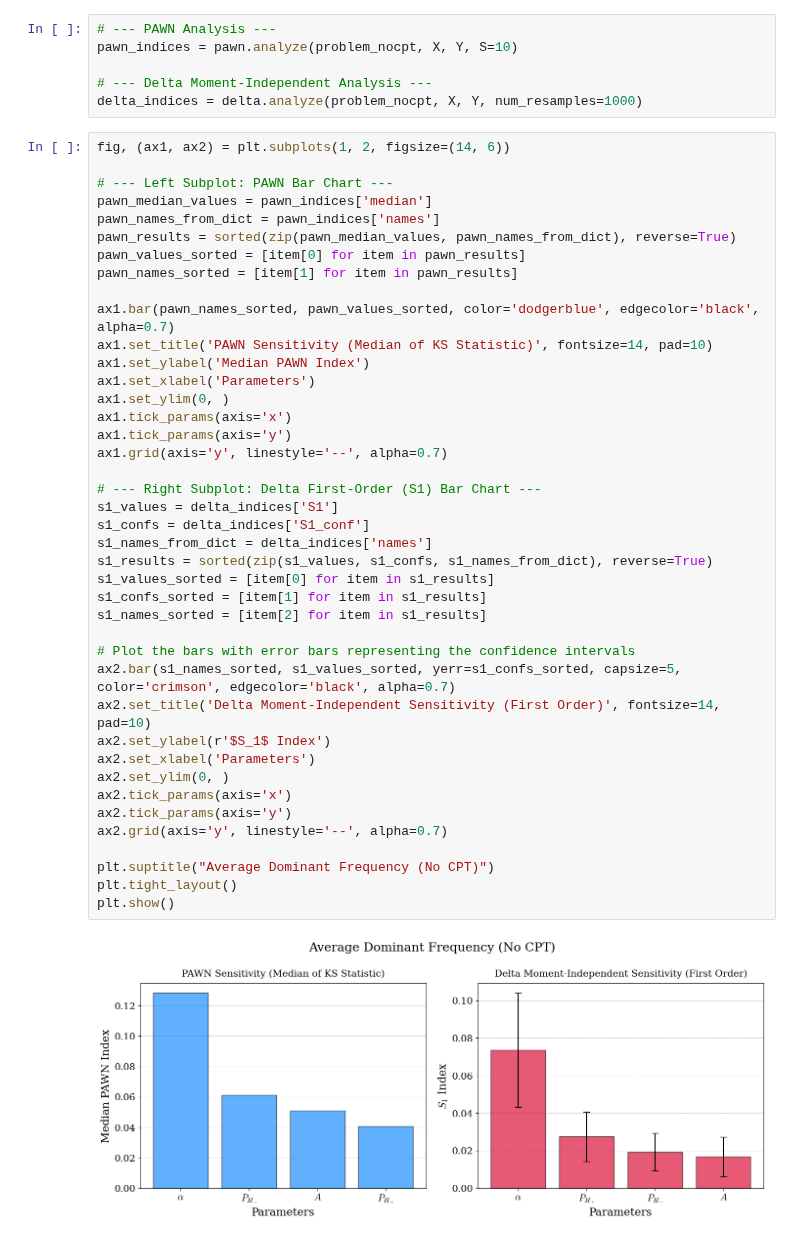
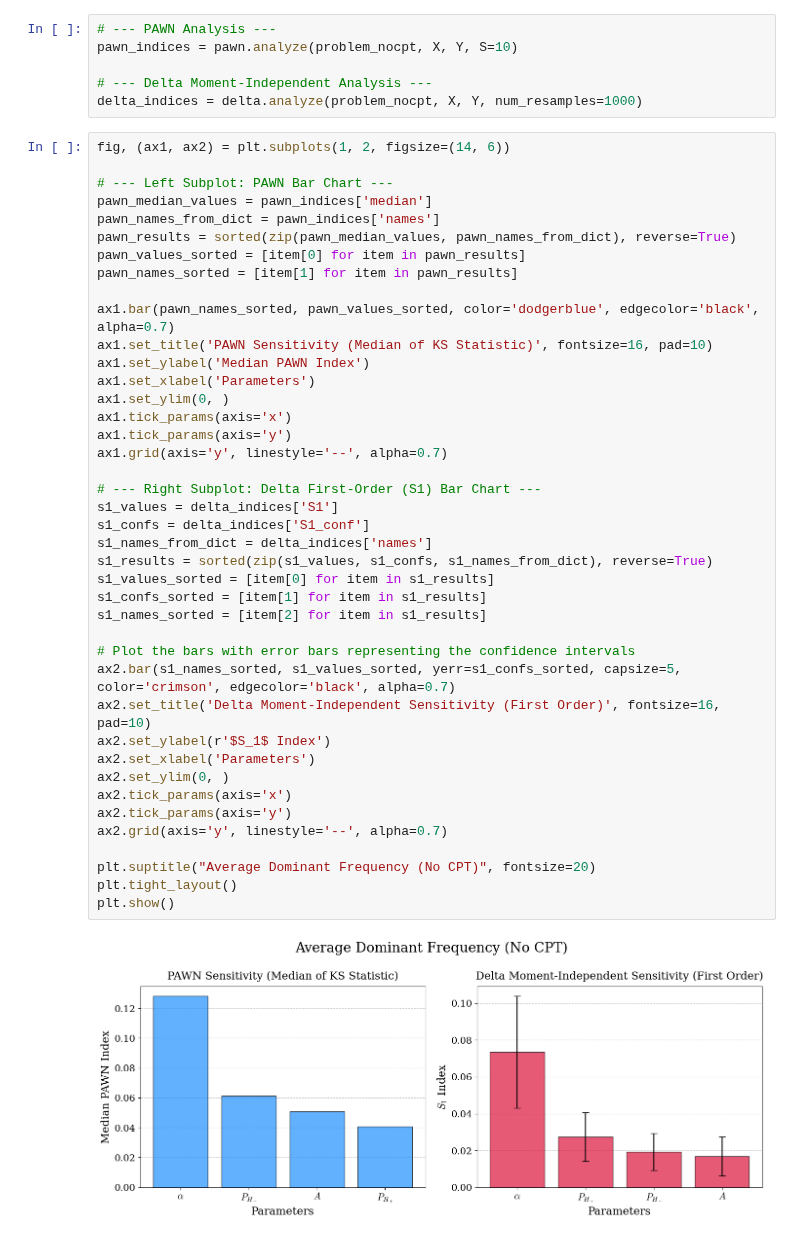
Before and after one commit to charlesaugdupont/cognitive-biases-endogenous-volatility, a Jupyter notebook: Dominant_Freq_Sensitivity.ipynb, the cells around one changed output. Cells and saved outputs as stored; diff of their text form.

```diff
--- a/Dominant_Freq_Sensitivity.ipynb
+++ b/Dominant_Freq_Sensitivity.ipynb
@@ -146,35 +146,35 @@ pawn_values_sorted = [item[0] for item in pawn_results]
 pawn_names_sorted = [item[1] for item in pawn_results]
 
 ax1.bar(pawn_names_sorted, pawn_values_sorted, color='dodgerblue', edgecolor='black', alpha=0.7)
-ax1.set_title('PAWN Sensitivity (Median of KS Statistic)', fontsize=14, pad=10)
+ax1.set_title('PAWN Sensitivity (Median of KS Statistic)', fontsize=16, pad=10)
 ax1.set_ylabel('Median PAWN Index')
 ax1.set_xlabel('Parameters')
 ax1.set_ylim(0, )
 ax1.tick_params(axis='x')
 ax1.tick_params(axis='y')
 ax1.grid(axis='y', linestyle='--', alpha=0.7)
 
 # --- Right Subplot: Delta First-Order (S1) Bar Chart ---
 s1_values = delta_indices['S1']
 s1_confs = delta_indices['S1_conf']
 s1_names_from_dict = delta_indices['names']
 s1_results = sorted(zip(s1_values, s1_confs, s1_names_from_dict), reverse=True)
 s1_values_sorted = [item[0] for item in s1_results]
 s1_confs_sorted = [item[1] for item in s1_results]
 s1_names_sorted = [item[2] for item in s1_results]
 
 # Plot the bars with error bars representing the confidence intervals
 ax2.bar(s1_names_sorted, s1_values_sorted, yerr=s1_confs_sorted, capsize=5, color='crimson', edgecolor='black', alpha=0.7)
-ax2.set_title('Delta Moment-Independent Sensitivity (First Order)', fontsize=14, pad=10)
+ax2.set_title('Delta Moment-Independent Sensitivity (First Order)', fontsize=16, pad=10)
 ax2.set_ylabel(r'$S_1$ Index')
 ax2.set_xlabel('Parameters')
 ax2.set_ylim(0, )
 ax2.tick_params(axis='x')
 ax2.tick_params(axis='y')
 ax2.grid(axis='y', linestyle='--', alpha=0.7)
 
-plt.suptitle("Average Dominant Frequency (No CPT)")
+plt.suptitle("Average Dominant Frequency (No CPT)", fontsize=20)
 plt.tight_layout()
 plt.show()
 # %% [output]
-[figure, old version]
+[figure, new version]
```
Also changed, not shown: parts of 1 cell of this notebook.
